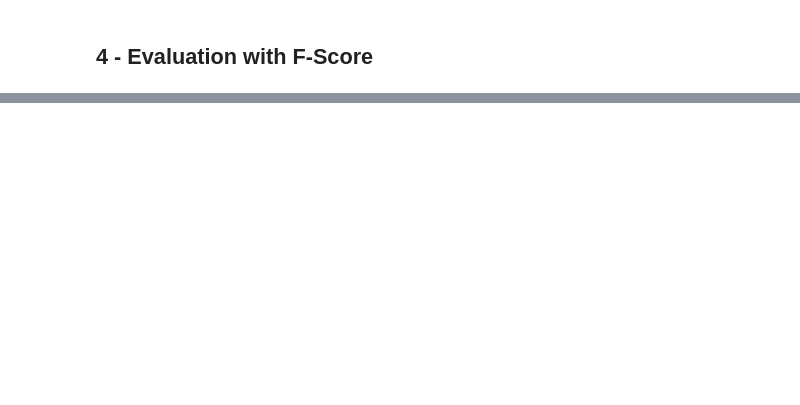
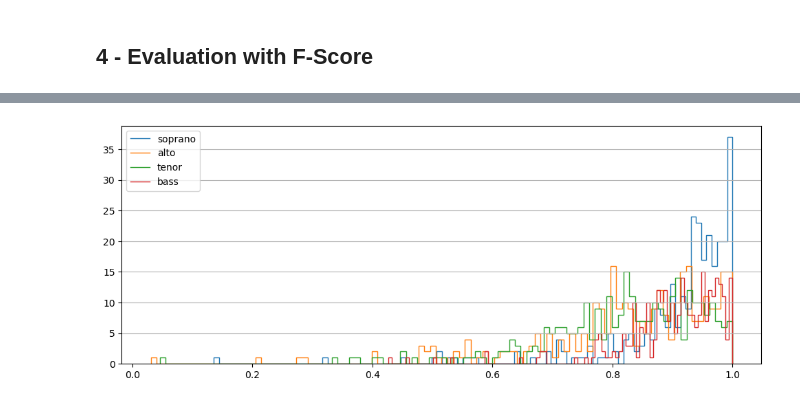
Before and after one commit to Xornotor/VocalAssignment-SSCS, a Jupyter notebook: SSCS_Training.ipynb, the cells around one changed output, grey strips where cells are left out. Drawn from its saved outputs; the diff is of its cells as text; code cells hidden in the pictures; blank space fills up the shorter version.

```diff
--- a/SSCS_Training.ipynb
+++ b/SSCS_Training.ipynb
@@ -138,0 +103,7 @@ sscs.boxplot(f_scr6_full)
+# %%
+f_scr_v2 = np.load("./Evaluation_Data/mask_voas_v2_f-scores_treino1_tracked.npy")
+#f_scr_v2 = np.load("./Evaluation_Data/f-scores_treino1_full_test.npy")
+# %%
+sscs.joint_f_histograms(f_scr_v2)
+# %% [output]
+[figure, added]
```
Also changed, not shown: parts of 17 cells of this notebook, 5 other files.
